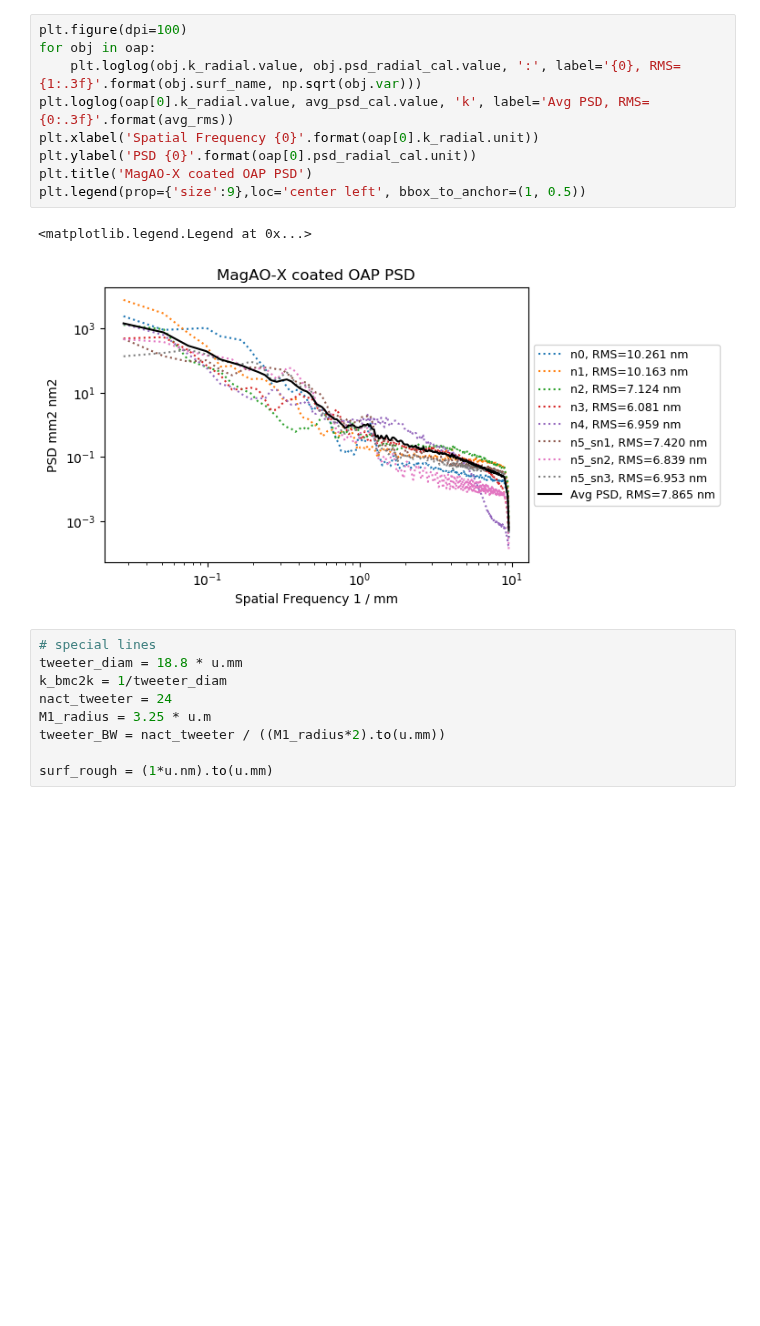
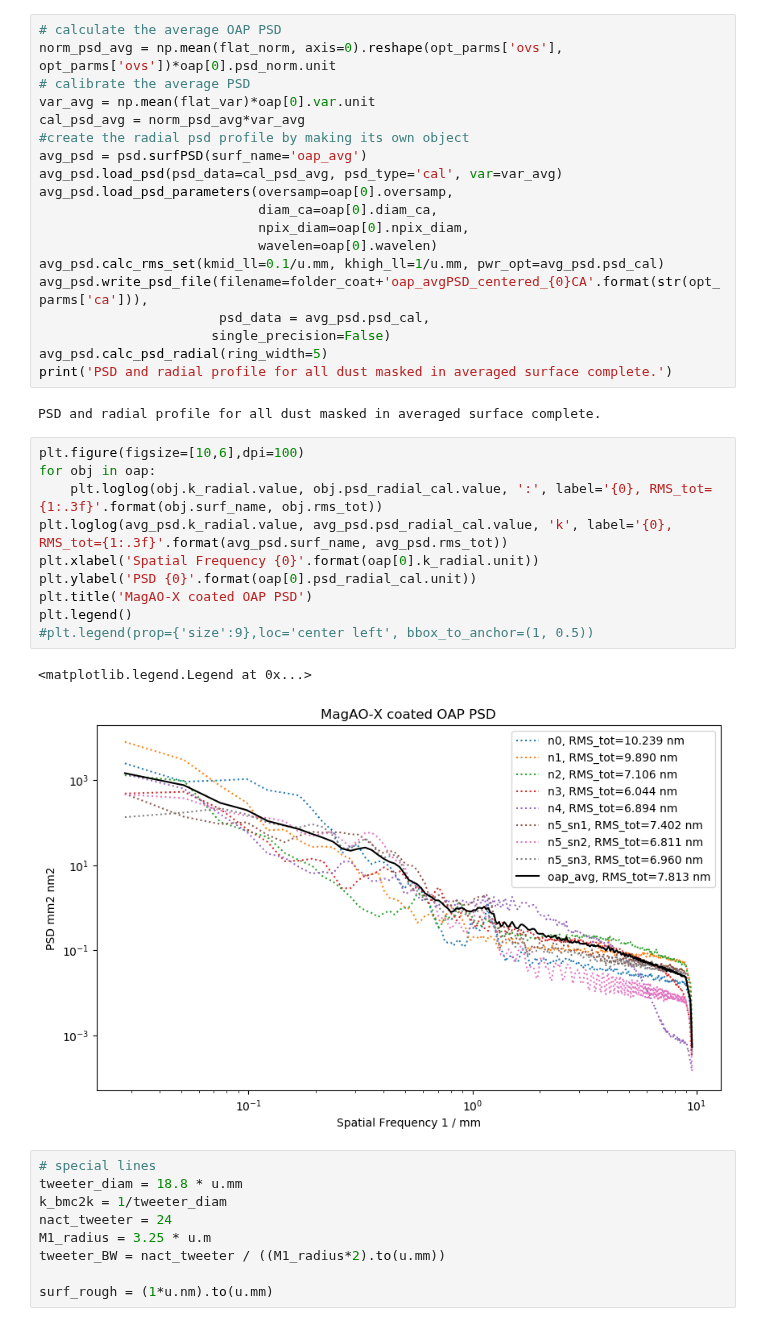
Before and after one commit to magao-x/magaox_poppy, a Jupyter notebook: PSD/PSDgen_oaps_coated_objorient.ipynb, the cells around one changed output. Saved outputs shown, nothing was run; the diff lists cells and outputs as text; blank space fills up the shorter version.

Commit message:
update using surfPSD class

```diff
--- a/PSD/PSDgen_oaps_coated_objorient.ipynb
+++ b/PSD/PSDgen_oaps_coated_objorient.ipynb
@@ -108,15 +103,37 @@ Wall time: 6min 39s
+# %%
+# calculate the average OAP PSD
+norm_psd_avg = np.mean(flat_norm, axis=0).reshape(opt_parms['ovs'], opt_parms['ovs'])*oap[0].psd_norm.unit
+# calibrate the average PSD
+var_avg = np.mean(flat_var)*oap[0].var.unit
+cal_psd_avg = norm_psd_avg*var_avg
+#create the radial psd profile by making its own object
+avg_psd = psd.surfPSD(surf_name='oap_avg')
+avg_psd.load_psd(psd_data=cal_psd_avg, psd_type='cal', var=var_avg)
+avg_psd.load_psd_parameters(oversamp=oap[0].oversamp,
+                            diam_ca=oap[0].diam_ca,
+                            npix_diam=oap[0].npix_diam,
+                            wavelen=oap[0].wavelen)
+avg_psd.calc_rms_set(kmid_ll=0.1/u.mm, khigh_ll=1/u.mm, pwr_opt=avg_psd.psd_cal)
+avg_psd.write_psd_file(filename=folder_coat+'oap_avgPSD_centered_{0}CA'.format(str(opt_parms['ca'])),
+                       psd_data = avg_psd.psd_cal,
+                      single_precision=False)
+avg_psd.calc_psd_radial(ring_width=5)
+print('PSD and radial profile for all dust masked in averaged surface complete.')
+# %% [output]
+PSD and radial profile for all dust masked in averaged surface complete.
 # %%
-plt.figure(dpi=100)
+plt.figure(figsize=[10,6],dpi=100)
 for obj in oap:
-    plt.loglog(obj.k_radial.value, obj.psd_radial_cal.value, ':', label='{0}, RMS={1:.3f}'.format(obj.surf_name, np.sqrt(obj.var)))
-plt.loglog(oap[0].k_radial.value, avg_psd_cal.value, 'k', label='Avg PSD, RMS={0:.3f}'.format(avg_rms))
+    plt.loglog(obj.k_radial.value, obj.psd_radial_cal.value, ':', label='{0}, RMS_tot={1:.3f}'.format(obj.surf_name, obj.rms_tot))
+plt.loglog(avg_psd.k_radial.value, avg_psd.psd_radial_cal.value, 'k', label='{0}, RMS_tot={1:.3f}'.format(avg_psd.surf_name, avg_psd.rms_tot))
 plt.xlabel('Spatial Frequency {0}'.format(oap[0].k_radial.unit))
 plt.ylabel('PSD {0}'.format(oap[0].psd_radial_cal.unit))
 plt.title('MagAO-X coated OAP PSD')
-plt.legend(prop={'size':9},loc='center left', bbox_to_anchor=(1, 0.5))
+plt.legend()
+#plt.legend(prop={'size':9},loc='center left', bbox_to_anchor=(1, 0.5))
 # %% [output]
 <matplotlib.legend.Legend at 0x...>
-[figure, old version]
+[figure, new version]
 # %%
 # special lines
 tweeter_diam = 18.8 * u.mm
```
Also changed, not shown: parts of 2 cells of this notebook, 1 other file.
